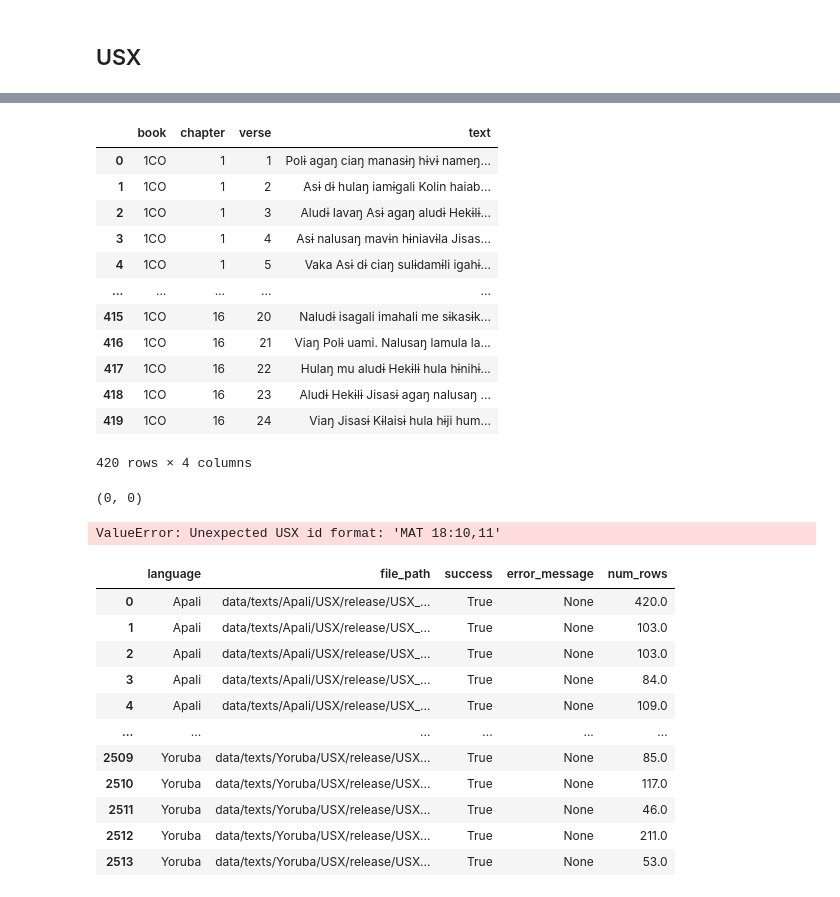
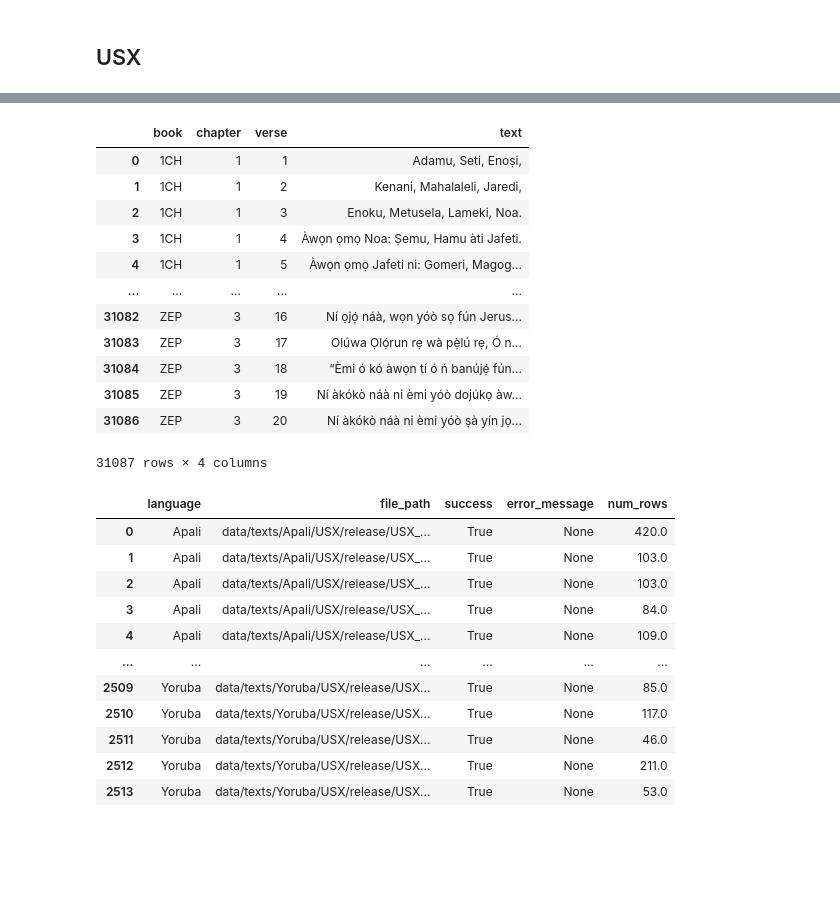
Before and after one commit to davidguzmanr/bible-tts-resources, a Jupyter notebook: dev.ipynb, the cells around one changed output, grey strips where cells are left out. Drawn from its saved outputs; the diff is of its cells as text; code cells hidden in the pictures; blank space fills up the shorter version.

```diff
--- a/dev.ipynb
+++ b/dev.ipynb
@@ -97,36 +59,21 @@ df_yoruba
-# %%
-path = "data/texts/Apali/USX/release/USX_1/1CO.usx"
-
-df_apali = usx_to_dataframe(path, include_headings=True)
-df_apali
-# %% [output]
-|  | book | chapter | verse | text |
-| 0 | 1CO | 1 | 1 | Polɨ agaŋ ciaŋ manasɨŋ hɨvɨ nameŋ... |
-| 1 | 1CO | 1 | 2 | Asɨ dɨ hulaŋ iamɨgali Kolin haiab... |
-| 2 | 1CO | 1 | 3 | Aludɨ Iavaŋ Asɨ agaŋ aludɨ Hekɨlɨ... |
-| 3 | 1CO | 1 | 4 | Asɨ nalusaŋ mavɨn hɨniavɨla Jisas... |
-| 4 | 1CO | 1 | 5 | Vaka Asɨ dɨ ciaŋ sulɨdamɨli igahɨ... |
-| ... | ... | ... | ... | ... |
-| 415 | 1CO | 16 | 20 | Naludɨ isagali imahali me sɨkasɨk... |
-| 416 | 1CO | 16 | 21 | Viaŋ Polɨ uami. Nalusaŋ lamula la... |
-| 417 | 1CO | 16 | 22 | Hulaŋ mu aludɨ Hekɨlɨ hula hɨnihɨ... |
-| 418 | 1CO | 16 | 23 | Aludɨ Hekɨlɨ Jisasɨ agaŋ nalusaŋ ... |
-| 419 | 1CO | 16 | 24 | Viaŋ Jisasɨ Kɨlaisɨ hula hɨji hum... |
-420 rows × 4 columns
-# %%
-path = "data/texts/Toma/USX/tod_usfx.xml"
-
-df_apali = usx_to_dataframe(path, include_headings=True)
-df_apali
-# %% [output]
-(0, 0)
-# %%
-path = "data/texts/Bengali/USX/release/USX_1/MAT.usx"
-
-df_apali = usx_to_dataframe(path, include_headings=True)
-df_apali
-# %% [output]
-ValueError: Unexpected USX id format: 'MAT 18:10,11'
+# %%
+path = "data/texts/Yoruba/USX/release/USX_1/"
+df = usx_directory_to_dataframe(path, include_headings=False)
+df
+# %% [output]
+|  | book | chapter | verse | text |
+| 0 | 1CH | 1 | 1 | Adamu, Seti, Enoṣi, |
+| 1 | 1CH | 1 | 2 | Kenani, Mahalaleli, Jaredi, |
+| 2 | 1CH | 1 | 3 | Enoku, Metusela, Lameki, Noa. |
+| 3 | 1CH | 1 | 4 | Àwọn ọmọ Noa: Ṣemu, Hamu àti Jafeti. |
+| 4 | 1CH | 1 | 5 | Àwọn ọmọ Jafeti ni: Gomeri, Magog... |
+| ... | ... | ... | ... | ... |
+| 31082 | ZEP | 3 | 16 | Ní ọjọ́ náà, wọn yóò sọ fún Jerus... |
+| 31083 | ZEP | 3 | 17 | Olúwa Ọlọ́run rẹ wà pẹ̀lú rẹ, Ó n... |
+| 31084 | ZEP | 3 | 18 | “Èmi ó kó àwọn tí ó ń banújẹ́ fún... |
+| 31085 | ZEP | 3 | 19 | Ní àkókò náà ni èmi yóò dojúkọ àw... |
+| 31086 | ZEP | 3 | 20 | Ní àkókò náà ni èmi yóò ṣà yín jọ... |
+31087 rows × 4 columns
 # %%
 import os
 from pathlib import Path
```
Also changed, not shown: parts of 3 cells of this notebook, 3 other files.
